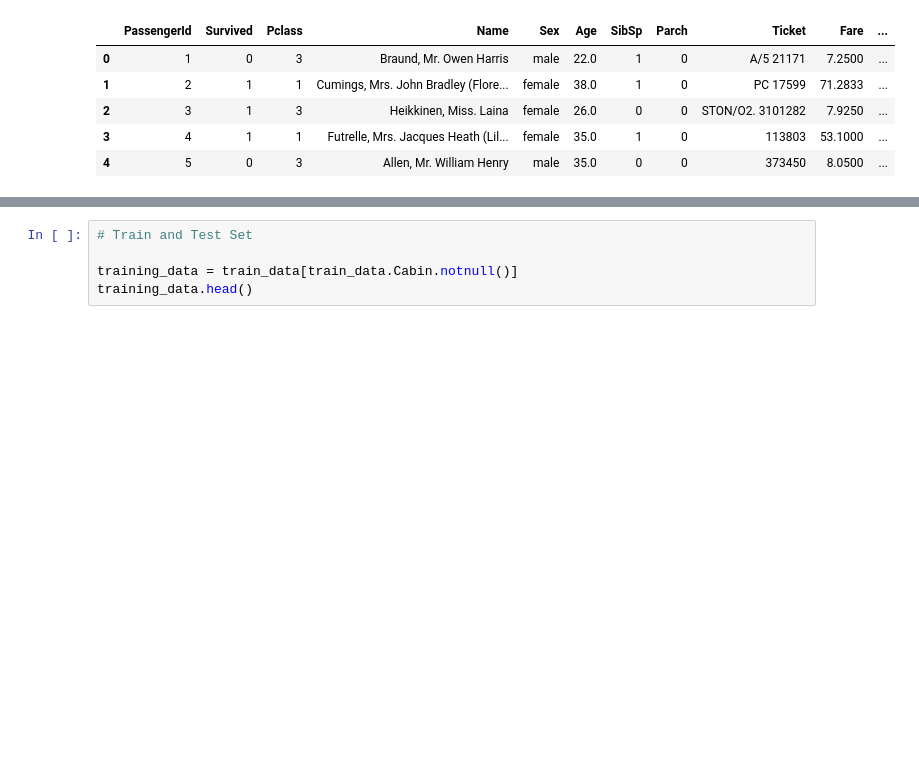
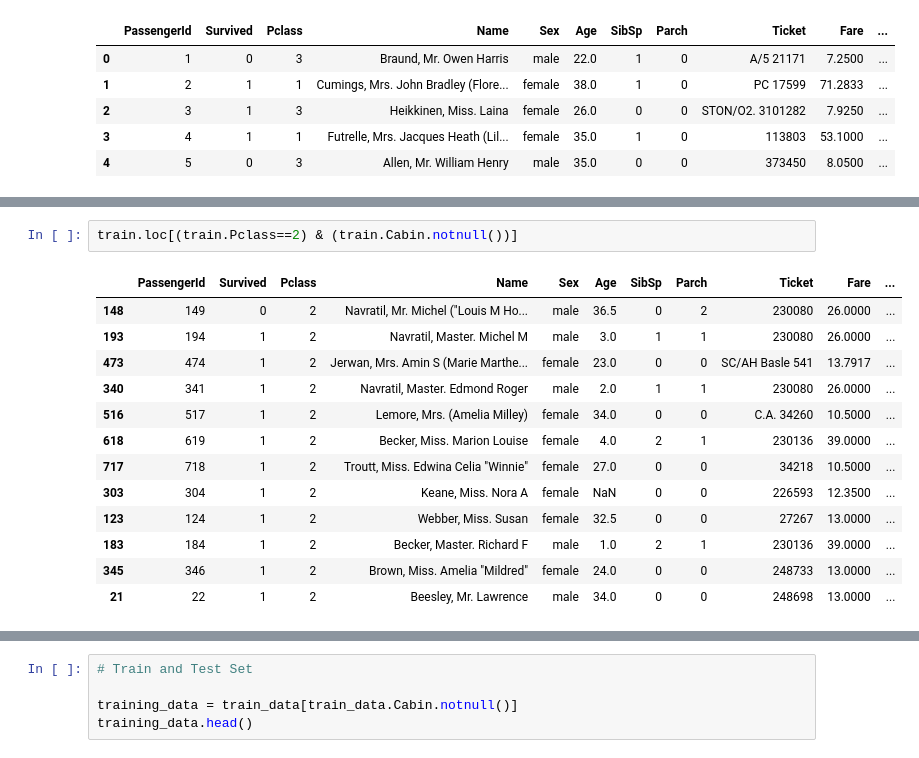
Before and after one commit to SugarfreeTX/kaggle, a Jupyter notebook: titanic.ipynb, the cells around one changed output, grey strips where cells are left out. Cells and saved outputs as stored; diff of their text form; blank space fills up the shorter version.

```diff
--- a/titanic.ipynb
+++ b/titanic.ipynb
@@ -138,0 +194,16 @@ array(['A10', 'A14', 'A16', 'A19', 'A20', 'A23', 'A24', 'A26', 'A31',
+# %%
+train.loc[(train.Pclass==2) & (train.Cabin.notnull())]
+# %% [output]
+|  | PassengerId | Survived | Pclass | Name | Sex | Age | SibSp | Parch | Ticket | Fare | ... |
+| 148 | 149 | 0 | 2 | Navratil, Mr. Michel ("Louis M Ho... | male | 36.5 | 0 | 2 | 230080 | 26.0000 | ... |
+| 193 | 194 | 1 | 2 | Navratil, Master. Michel M | male | 3.0 | 1 | 1 | 230080 | 26.0000 | ... |
+| 473 | 474 | 1 | 2 | Jerwan, Mrs. Amin S (Marie Marthe... | female | 23.0 | 0 | 0 | SC/AH Basle 541 | 13.7917 | ... |
+| 340 | 341 | 1 | 2 | Navratil, Master. Edmond Roger | male | 2.0 | 1 | 1 | 230080 | 26.0000 | ... |
+| 516 | 517 | 1 | 2 | Lemore, Mrs. (Amelia Milley) | female | 34.0 | 0 | 0 | C.A. 34260 | 10.5000 | ... |
+| 618 | 619 | 1 | 2 | Becker, Miss. Marion Louise | female | 4.0 | 2 | 1 | 230136 | 39.0000 | ... |
+| 717 | 718 | 1 | 2 | Troutt, Miss. Edwina Celia "Winnie" | female | 27.0 | 0 | 0 | 34218 | 10.5000 | ... |
+| 303 | 304 | 1 | 2 | Keane, Miss. Nora A | female | NaN | 0 | 0 | 226593 | 12.3500 | ... |
+| 123 | 124 | 1 | 2 | Webber, Miss. Susan | female | 32.5 | 0 | 0 | 27267 | 13.0000 | ... |
+| 183 | 184 | 1 | 2 | Becker, Master. Richard F | male | 1.0 | 2 | 1 | 230136 | 39.0000 | ... |
+| 345 | 346 | 1 | 2 | Brown, Miss. Amelia "Mildred" | female | 24.0 | 0 | 0 | 248733 | 13.0000 | ... |
+| 21 | 22 | 1 | 2 | Beesley, Mr. Lawrence | male | 34.0 | 0 | 0 | 248698 | 13.0000 | ... |
```
Also changed, not shown: parts of 74 cells of this notebook.
